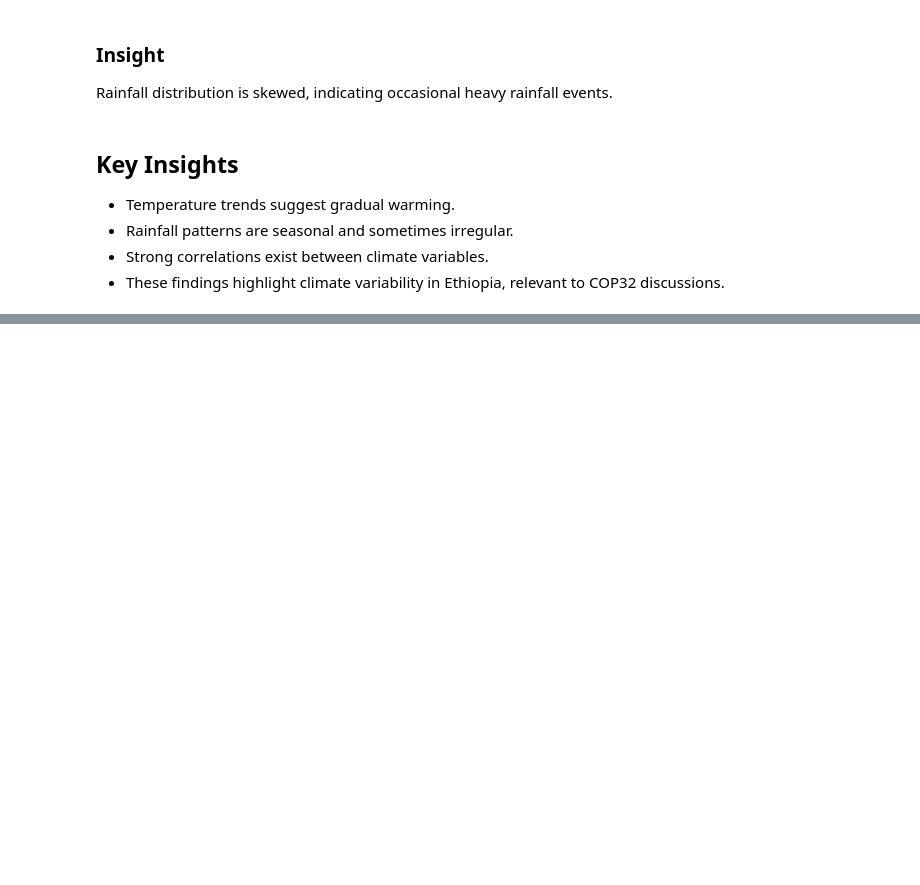
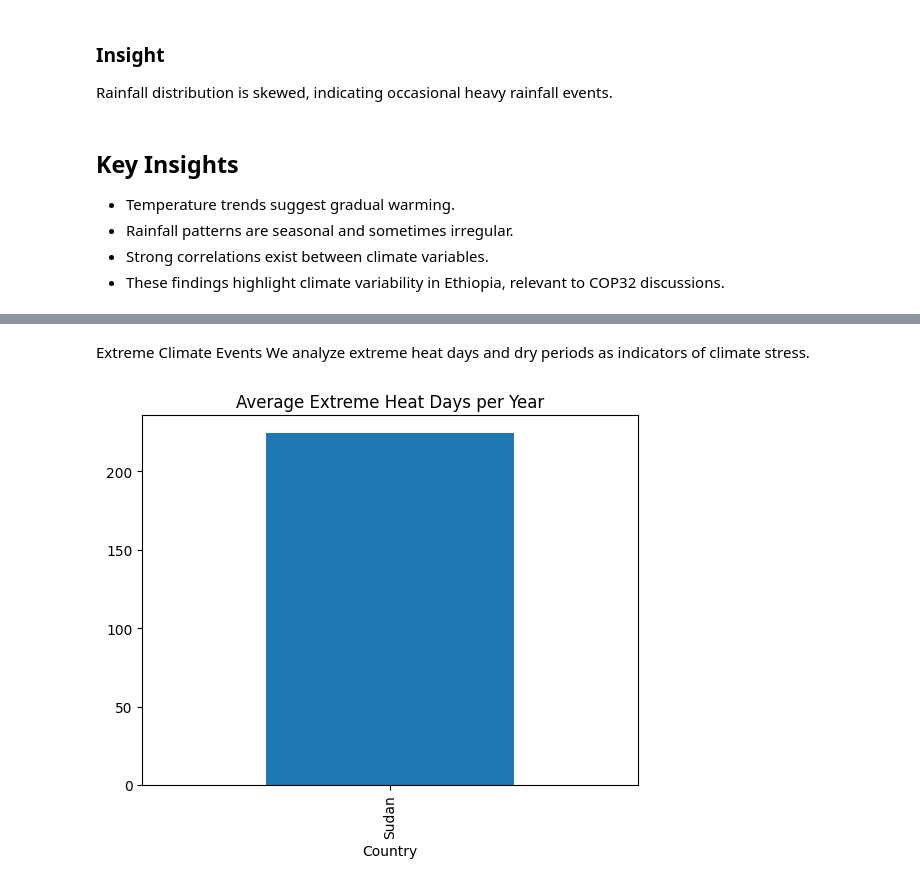
Before and after one commit to ppeci/climate-challenge-week0, a Jupyter notebook: notebooks/ethiopia_eda.ipynb, the cells around one changed output, grey strips where cells are left out. Drawn from its saved outputs; the diff is of its cells as text; code cells hidden in the pictures; blank space fills up the shorter version.

```diff
--- a/notebooks/ethiopia_eda.ipynb
+++ b/notebooks/ethiopia_eda.ipynb
@@ -202,0 +324,13 @@ Rainfall distribution is skewed, indicating occasional heavy rainfall events.
+# %% [markdown]
+ Extreme Climate Events
+We analyze extreme heat days and dry periods as indicators of climate stress.
+# %%
+extreme_heat = df_all[df_all["T2M_MAX"] > 35]
+
+heat_counts = extreme_heat.groupby(["Country","YEAR"]).size().reset_index(name="HotDays")
+
+heat_counts.groupby("Country")["HotDays"].mean().plot(kind="bar")
+plt.title("Average Extreme Heat Days per Year")
+plt.show()
+# %% [output]
+[figure, added]
```
Also changed, not shown: parts of 21 cells of this notebook.
